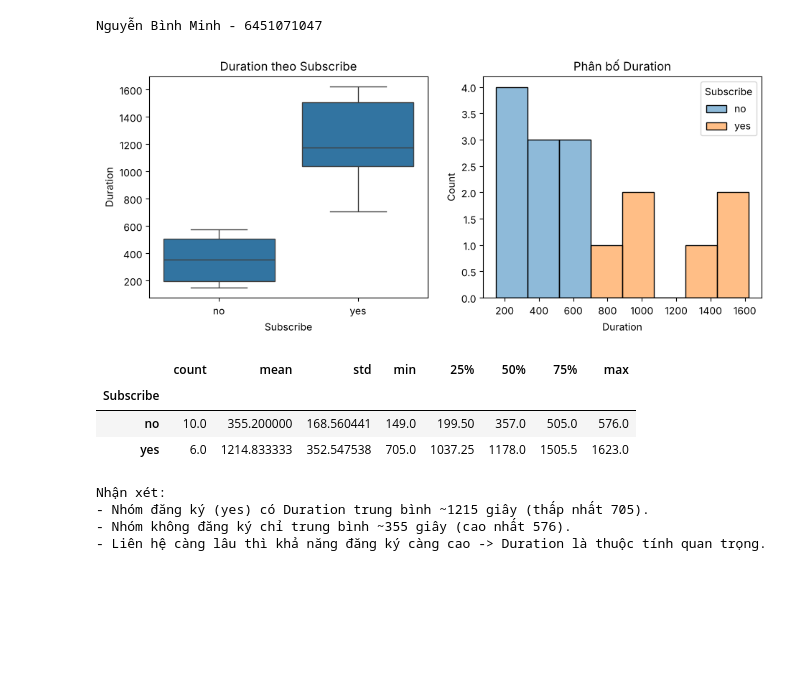
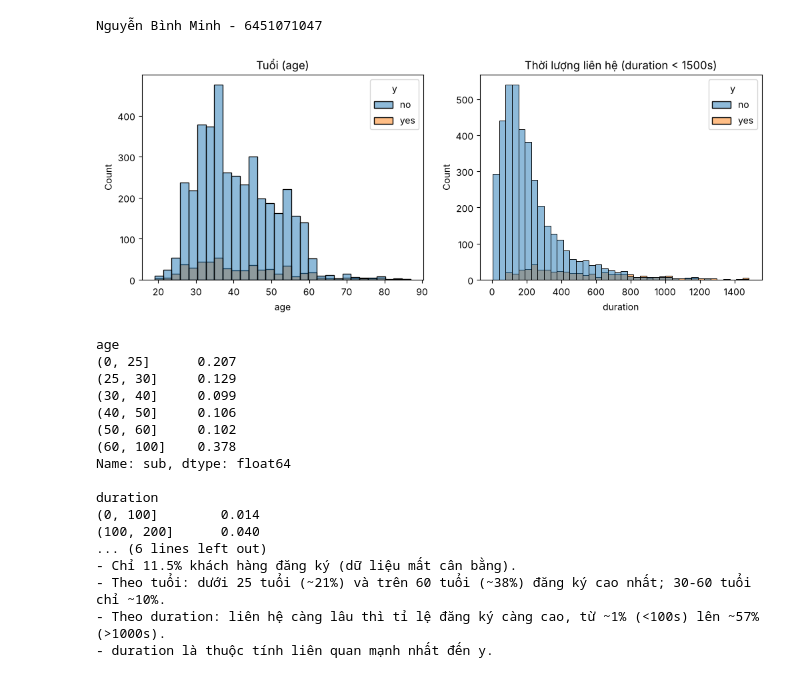
Before and after one commit to sHunOrinn/6451071047_Lab1, a Jupyter notebook: 6451071047_LAB1_Bai2_Trang28.ipynb, the cells around one changed output. Cells and saved outputs as stored; diff of their text form; code cells hidden in the pictures; blank space fills up the shorter version.

```diff
--- a/6451071047_LAB1_Bai2_Trang28.ipynb
+++ b/6451071047_LAB1_Bai2_Trang28.ipynb
@@ -12,17 +12,22 @@ import seaborn as sns
 from matplotlib import pyplot as plt
 import warnings
 warnings.filterwarnings("ignore")
-df = pd.read_csv('bank_marketing.csv')
-display(df)
+
+# File bank.csv phân tách bằng dấu chấm phẩy
+df = pd.read_csv('bank.csv', sep=';')
+df_goc = df.copy()   # bản gốc, dùng để vẽ biểu đồ ở Câu 3, 4, 5
+print('Kích thước:', df.shape)
+display(df.head(12))
 df.info()
 display(df.describe())
 display(df.describe(include='object'))
 
 print('Loại thuộc tính:')
-print('- Job, Marial, Default : Nominal')
-print('- Education            : Ordinal (basic.4y < basic.9y < high.school < professional.course < university.degree)')
-print('- Loan, Subscribe      : Binary (Subscribe là thuộc tính quyết định)')
-print('- Duration             : Numeric - Ratio-scaled')
-print('- Cons.price.idx       : Numeric - Interval-scaled')
+print('- job, marital, contact, poutcome : Nominal')
+print('- education, month                : Ordinal')
+print('- default, housing, loan          : Binary - Asymmetric')
+print('- y                               : Binary - thuộc tính quyết định')
+print('- age, balance, duration, campaign, pdays, previous : Numeric - Ratio-scaled')
+print('- day                             : Numeric - Interval-scaled')
 # %% [output]
 Nguyễn Bình Minh - 6451071047
@@ -123,27 +116,41 @@ Nhận xét:
 # %%
-# ===== Câu 3: Liên quan giữa Duration và Subscribe =====
+# ===== Câu 3: Liên quan giữa age, duration và khả năng đăng ký (y) =====
 print("Nguyễn Bình Minh - 6451071047")
 
-fig, axes = plt.subplots(nrows=1, ncols=2, figsize=(11, 4))
-sns.boxplot(x='Subscribe', y='Duration', data=df, ax=axes[0])
-axes[0].set_title('Duration theo Subscribe')
-sns.histplot(data=df, x='Duration', hue='Subscribe', bins=8, ax=axes[1])
-axes[1].set_title('Phân bố Duration')
+fig, axes = plt.subplots(nrows=1, ncols=2, figsize=(12, 4))
+sns.histplot(data=df_goc, x='age', hue='y', bins=30, ax=axes[0])
+axes[0].set_title('Tuổi (age)')
+sns.histplot(data=df_goc[df_goc['duration'] < 1500], x='duration', hue='y', bins=40, ax=axes[1])
+axes[1].set_title('Thời lượng liên hệ (duration < 1500s)')
 plt.show()
-display(df.groupby('Subscribe')['Duration'].describe())
+
+d = df_goc.copy()
+d['sub'] = (d['y'] == 'yes').astype(int)
+print(d.groupby(pd.cut(d['age'], [0, 25, 30, 40, 50, 60, 100]))['sub'].mean().round(3), '\n')
+print(d.groupby(pd.cut(d['duration'], [0, 100, 200, 300, 500, 1000, 5000]))['sub'].mean().round(3))
 
 print('Nhận xét:')
-print('- Nhóm đăng ký (yes) có Duration trung bình ~1215 giây (thấp nhất 705).')
-print('- Nhóm không đăng ký chỉ trung bình ~355 giây (cao nhất 576).')
-print('- Liên hệ càng lâu thì khả năng đăng ký càng cao -> Duration là thuộc tính quan trọng.')
+print('- Chỉ 11.5% khách hàng đăng ký (dữ liệu mất cân bằng).')
+print('- Theo tuổi: dưới 25 tuổi (~21%) và trên 60 tuổi (~38%) đăng ký cao nhất; 30-60 tuổi chỉ ~10%.')
+print('- Theo duration: liên hệ càng lâu thì tỉ lệ đăng ký càng cao, từ ~1% (<100s) lên ~57% (>1000s).')
+print('- duration là thuộc tính liên quan mạnh nhất đến y.')
 # %% [output]
 Nguyễn Bình Minh - 6451071047
-[figure, old version]
+[figure, new version]
-|  | count | mean | std | min | 25% | 50% | 75% | max |
-| Subscribe |  |  |  |  |  |  |  |  |
-| no | 10.0 | 355.200000 | 168.560441 | 149.0 | 199.50 | 357.0 | 505.0 | 576.0 |
-| yes | 6.0 | 1214.833333 | 352.547538 | 705.0 | 1037.25 | 1178.0 | 1505.5 | 1623.0 |
-Nhận xét:
-- Nhóm đăng ký (yes) có Duration trung bình ~1215 giây (thấp nhất 705).
-- Nhóm không đăng ký chỉ trung bình ~355 giây (cao nhất 576).
-- Liên hệ càng lâu thì khả năng đăng ký càng cao -> Duration là thuộc tính quan trọng.
+age
+(0, 25]      0.207
+(25, 30]     0.129
+(30, 40]     0.099
+(40, 50]     0.106
+(50, 60]     0.102
+(60, 100]    0.378
+Name: sub, dtype: float64
+
+duration
+(0, 100]        0.014
+(100, 200]      0.040
+... (6 lines left out)
+- Chỉ 11.5% khách hàng đăng ký (dữ liệu mất cân bằng).
+- Theo tuổi: dưới 25 tuổi (~21%) và trên 60 tuổi (~38%) đăng ký cao nhất; 30-60 tuổi chỉ ~10%.
+- Theo duration: liên hệ càng lâu thì tỉ lệ đăng ký càng cao, từ ~1% (<100s) lên ~57% (>1000s).
+- duration là thuộc tính liên quan mạnh nhất đến y.
```
Also changed, not shown: parts of 12 cells of this notebook, 3 other files.
